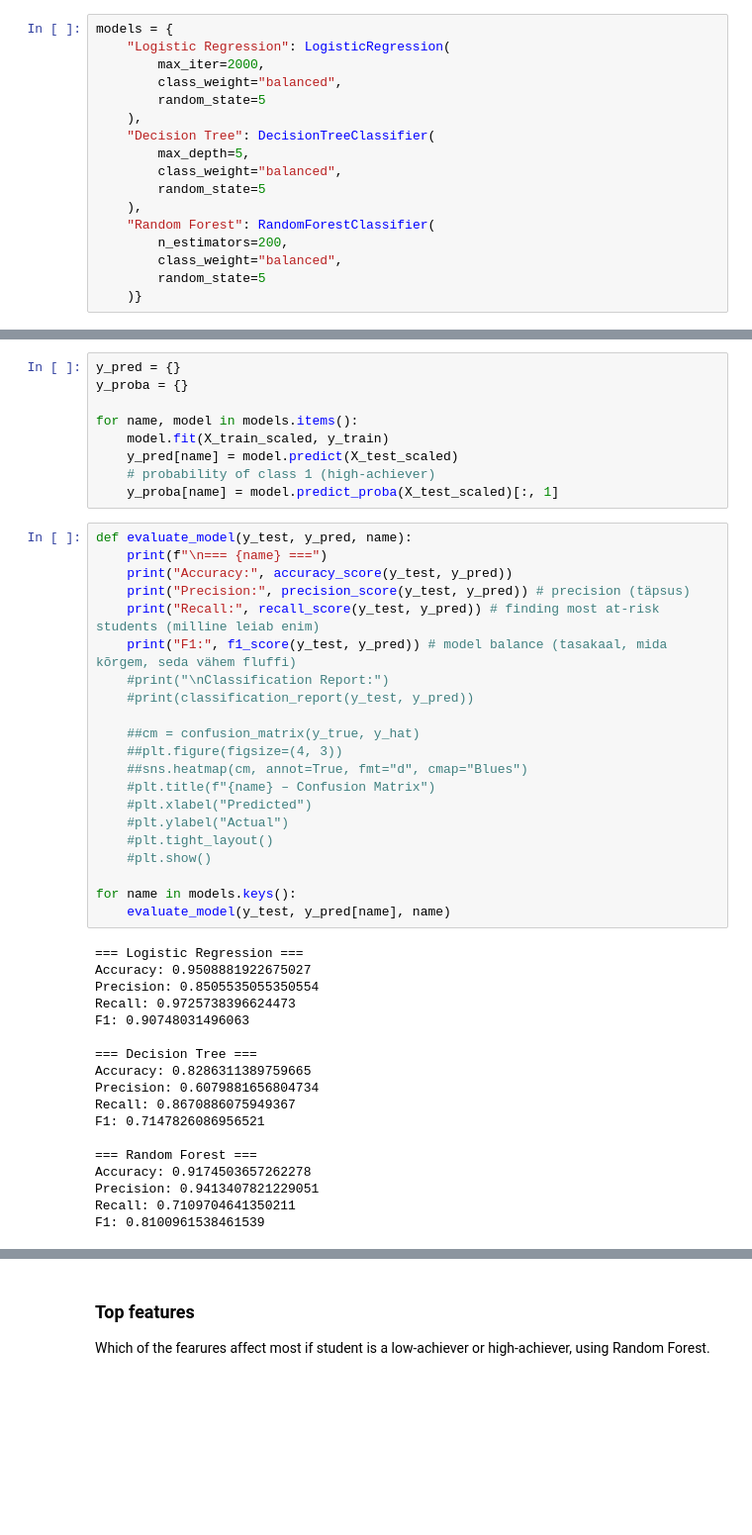
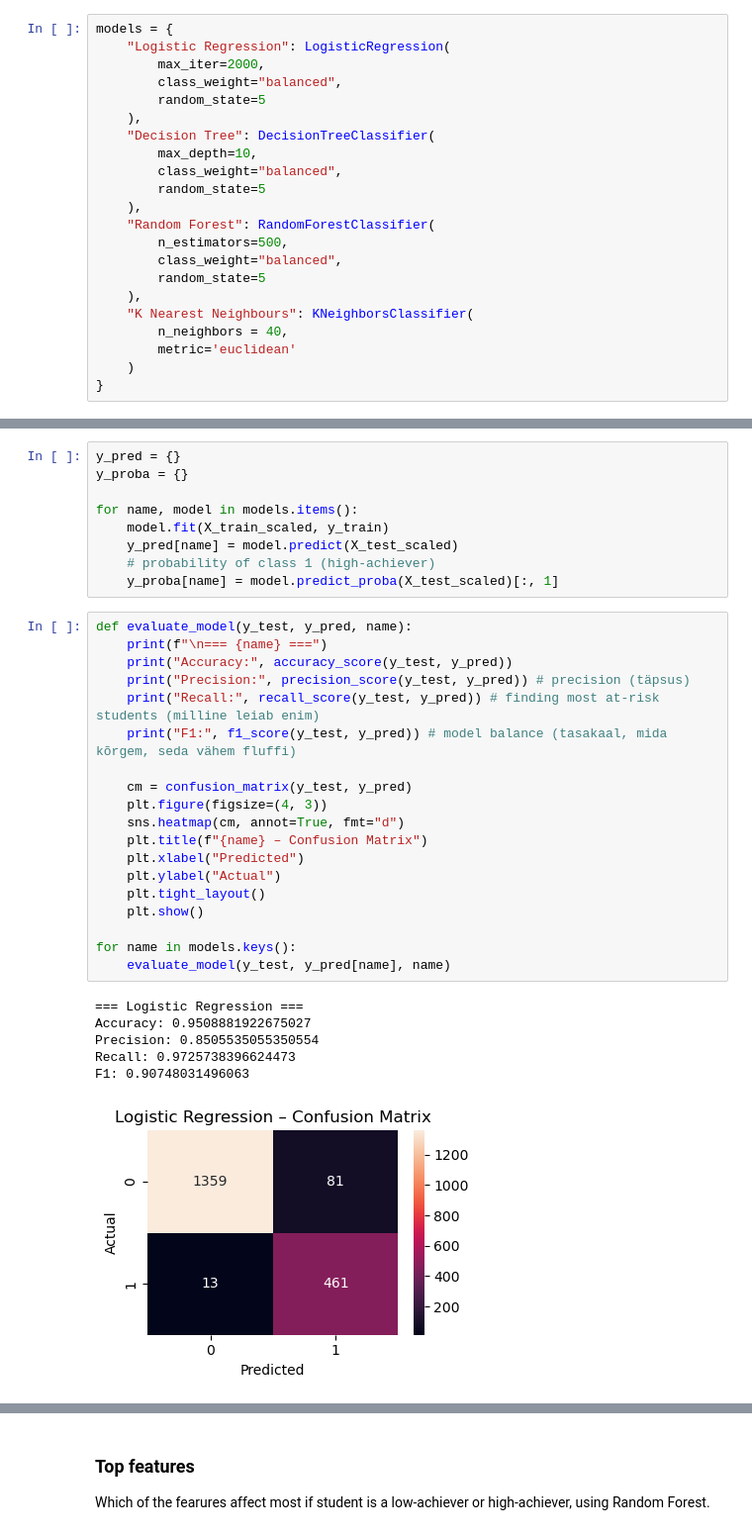
Before and after one commit to liisnele/IDS2025-performace-factors, a Jupyter notebook: StudentPerformance.ipynb, the cells around one changed output, grey strips where cells are left out. Shown: that part at 99% size. Cells and saved outputs as stored; diff of their text form; blank space fills up the shorter version.

```diff
--- a/StudentPerformance.ipynb
+++ b/StudentPerformance.ipynb
@@ -340,15 +351,20 @@ models = {
         random_state=5
     ),
     "Decision Tree": DecisionTreeClassifier(
-        max_depth=5,
+        max_depth=10,
         class_weight="balanced",
         random_state=5
     ),
     "Random Forest": RandomForestClassifier(
-        n_estimators=200,
+        n_estimators=500,
         class_weight="balanced",
         random_state=5
-    )}
+    ),
+    "K Nearest Neighbours": KNeighborsClassifier(
+        n_neighbors = 40,
+        metric='euclidean'
+    )
+}
 # %% [markdown]
 ### Training models
 # %%
@@ -363,39 +379,26 @@ for name, model in models.items():
 # %%
 def evaluate_model(y_test, y_pred, name):
     print(f"\n=== {name} ===")
     print("Accuracy:", accuracy_score(y_test, y_pred))
     print("Precision:", precision_score(y_test, y_pred)) # precision (täpsus)
     print("Recall:", recall_score(y_test, y_pred)) # finding most at-risk students (milline leiab enim)
     print("F1:", f1_score(y_test, y_pred)) # model balance (tasakaal, mida kõrgem, seda vähem fluffi)
-    #print("\nClassification Report:")
-    #print(classification_report(y_test, y_pred))
 
-    ##cm = confusion_matrix(y_true, y_hat)
-    ##plt.figure(figsize=(4, 3))
-    ##sns.heatmap(cm, annot=True, fmt="d", cmap="Blues")
-    #plt.title(f"{name} – Confusion Matrix")
-    #plt.xlabel("Predicted")
-    #plt.ylabel("Actual")
-    #plt.tight_layout()
-    #plt.show()
+    cm = confusion_matrix(y_test, y_pred)
+    plt.figure(figsize=(4, 3))
+    sns.heatmap(cm, annot=True, fmt="d")
+    plt.title(f"{name} – Confusion Matrix")
+    plt.xlabel("Predicted")
+    plt.ylabel("Actual")
+    plt.tight_layout()
+    plt.show()
 
 for name in models.keys():
     evaluate_model(y_test, y_pred[name], name)
 # %% [output]
 === Logistic Regression ===
 Accuracy: 0.9508881922675027
 Precision: 0.8505535055350554
 Recall: 0.9725738396624473
 F1: 0.90748031496063
-
-=== Decision Tree ===
-Accuracy: 0.8286311389759665
-Precision: 0.6079881656804734
-Recall: 0.8670886075949367
-F1: 0.7147826086956521
-
-=== Random Forest ===
-Accuracy: 0.9174503657262278
-Precision: 0.9413407821229051
-Recall: 0.7109704641350211
-F1: 0.8100961538461539
+[figure, added]
```
Also changed, not shown: parts of 4 cells of this notebook.
